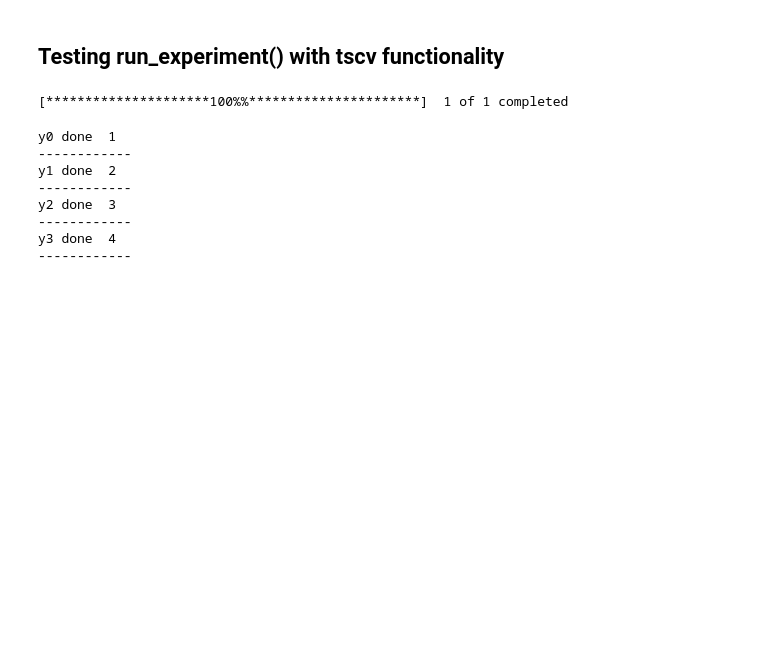
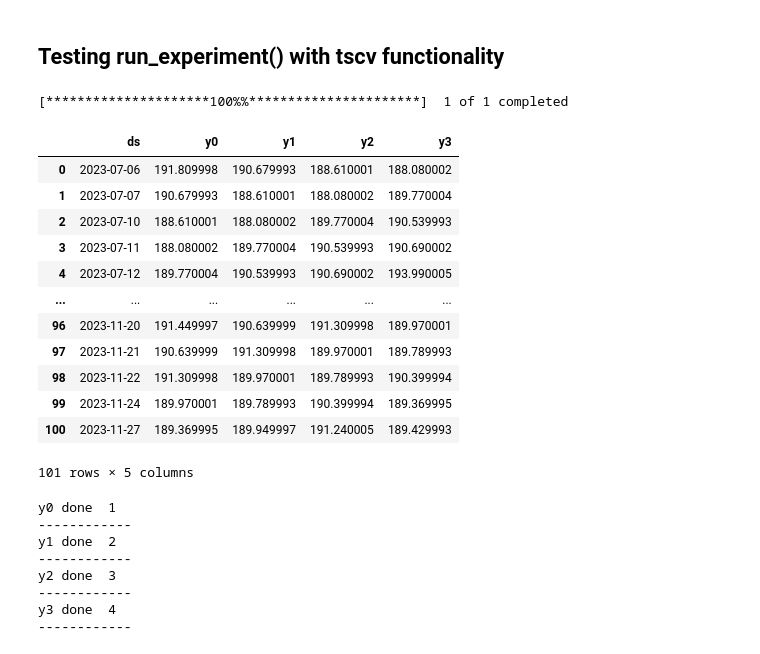
Before and after one commit to filip-topic/Time-Series-Foundation-Models-in-Financial-time-series-prediction, a Jupyter notebook: various.ipynb, the cells around one changed output. Cells and saved outputs as stored; diff of their text form; code cells hidden in the pictures; blank space fills up the shorter version.

```diff
--- a/various.ipynb
+++ b/various.ipynb
@@ -72,6 +88,22 @@ data = get_simle_data()
 [*********************100%%**********************]  1 of 1 completed
 # %%
 tscv_data = create_tscv_dataset(data=data, context_length=100, n_folds=4, prediction_horizon=3, max_folds=False)
+# %%
+tscv_data
+# %% [output]
+|  | ds | y0 | y1 | y2 | y3 |
+| 0 | 2023-07-06 | 191.809998 | 190.679993 | 188.610001 | 188.080002 |
+| 1 | 2023-07-07 | 190.679993 | 188.610001 | 188.080002 | 189.770004 |
+| 2 | 2023-07-10 | 188.610001 | 188.080002 | 189.770004 | 190.539993 |
+| 3 | 2023-07-11 | 188.080002 | 189.770004 | 190.539993 | 190.690002 |
+| 4 | 2023-07-12 | 189.770004 | 190.539993 | 190.690002 | 193.990005 |
+| ... | ... | ... | ... | ... | ... |
+| 96 | 2023-11-20 | 191.449997 | 190.639999 | 191.309998 | 189.970001 |
+| 97 | 2023-11-21 | 190.639999 | 191.309998 | 189.970001 | 189.789993 |
+| 98 | 2023-11-22 | 191.309998 | 189.970001 | 189.789993 | 190.399994 |
+| 99 | 2023-11-24 | 189.970001 | 189.789993 | 190.399994 | 189.369995 |
+| 100 | 2023-11-27 | 189.369995 | 189.949997 | 191.240005 | 189.429993 |
+101 rows × 5 columns
 # %%
 tscv_result, prediction = run_experiment(data=tscv_data, tscv=True)
 # %% [output]
```
Also changed, not shown: parts of 12 cells of this notebook, 2 other files.
